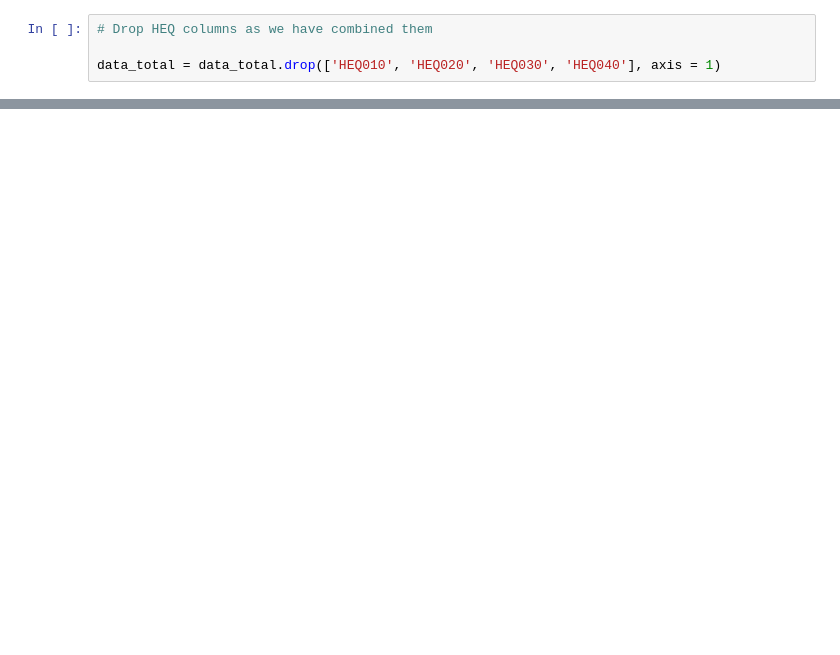
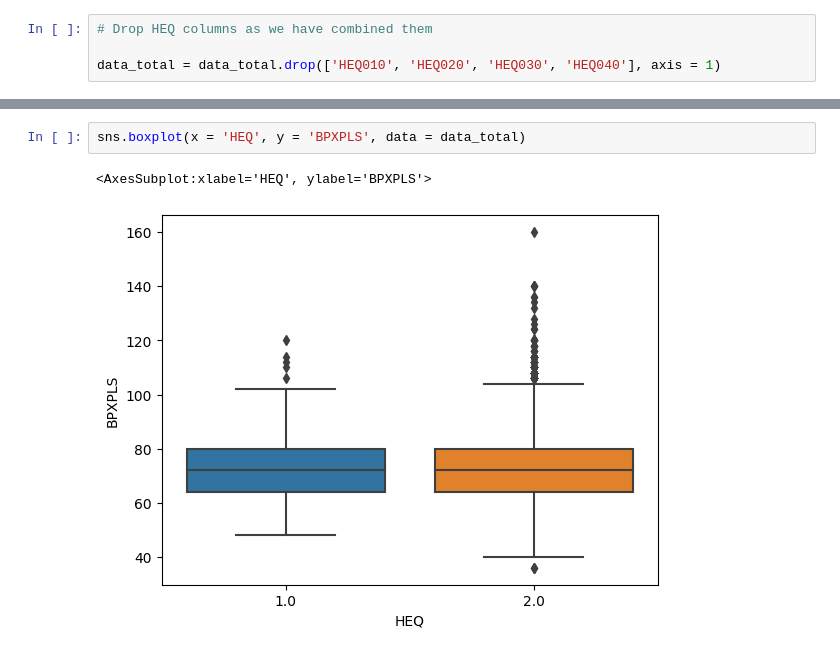
Before and after one commit to tomBaty/data301_project, a Jupyter notebook: main.ipynb, the cells around one changed output, grey strips where cells are left out. Drawn from its saved outputs; the diff is of its cells as text; blank space fills up the shorter version.

```diff
--- a/main.ipynb
+++ b/main.ipynb
@@ -265,0 +167,5 @@ dtype: int64
+# %%
+sns.boxplot(x = 'HEQ', y = 'BPXPLS', data = data_total)
+# %% [output]
+<AxesSubplot:xlabel='HEQ', ylabel='BPXPLS'>
+[figure, added]
```
Also changed, not shown: parts of 22 cells of this notebook, 15 other files.
